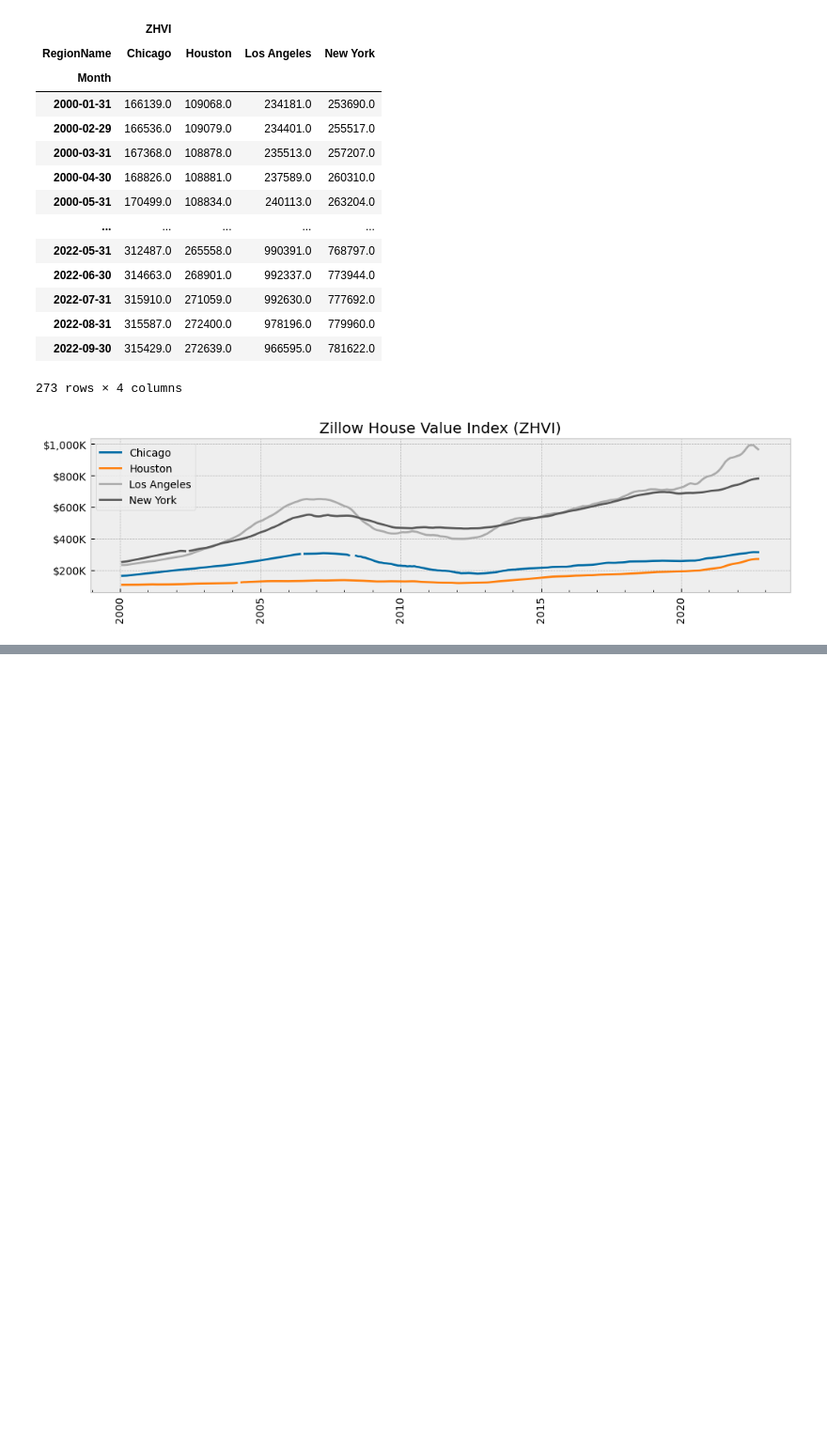
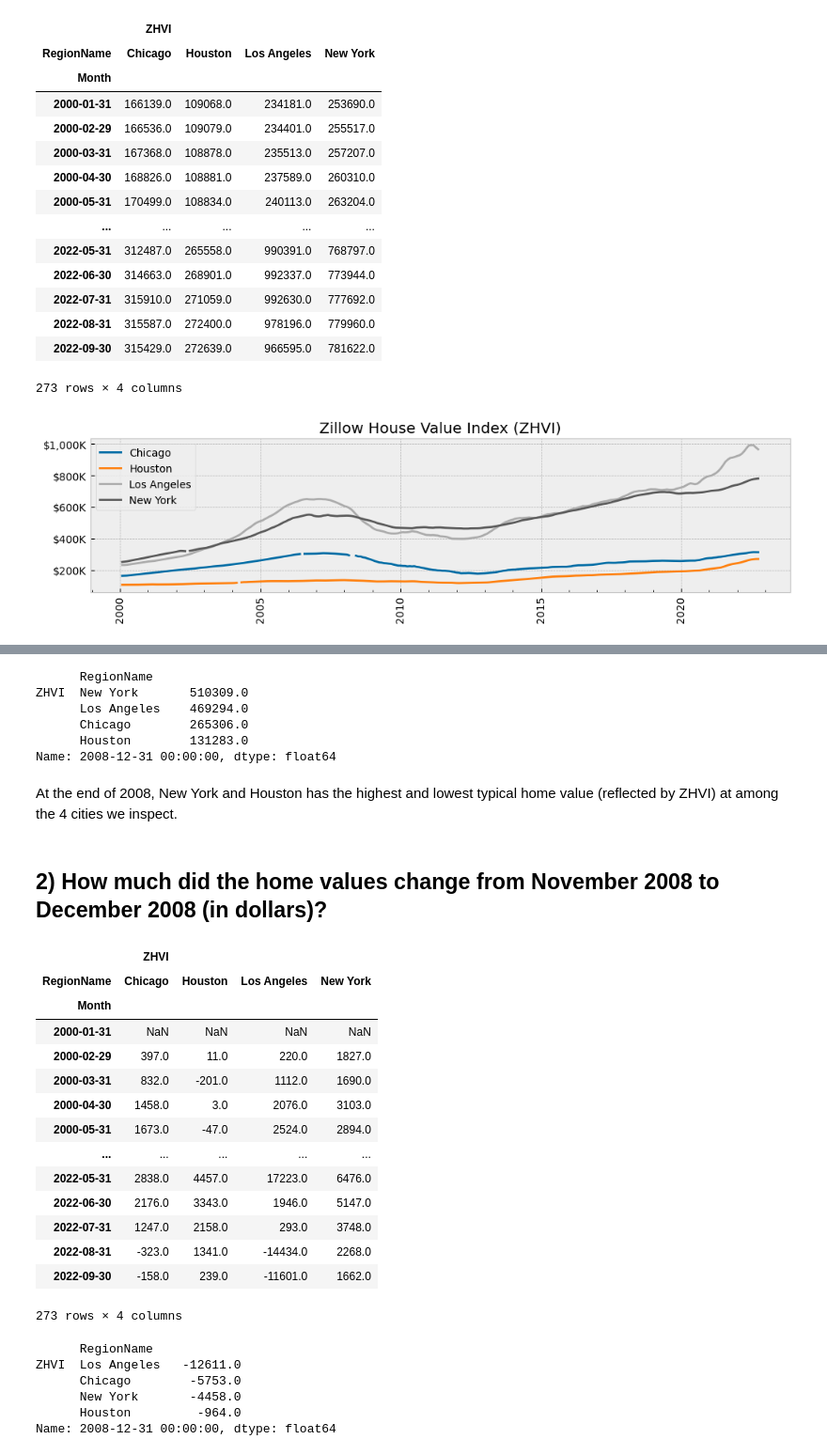
Before and after one commit to hawkeyedatatsai/Time-Series-Analysis, a Jupyter notebook: Assignments/ Zillow House Value Index.ipynb, the cells around one changed output, grey strips where cells are left out. Shown at 94% size. Saved outputs shown, nothing was run; the diff lists cells and outputs as text; code cells hidden in the pictures; blank space fills up the shorter version.

Commit message:
Update  Zillow House Value Index.ipynb

```diff
--- a/Assignments/ Zillow House Value Index.ipynb
+++ b/Assignments/ Zillow House Value Index.ipynb
@@ -200,0 +219,44 @@ fig.savefig(f'{FOLDER}/ZHVI-monthly.png',bbox_inches='tight')
+# %%
+# slice data and sort
+unstacked.loc[pd.IndexSlice['2008-12-31']].sort_values(ascending=False)
+# %% [output]
+      RegionName
+ZHVI  New York       510309.0
+      Los Angeles    469294.0
+      Chicago        265306.0
+      Houston        131283.0
+Name: 2008-12-31 00:00:00, dtype: float64
+# %% [markdown]
+At the end of 2008, New York and Houston has the highest and lowest typical home value (reflected by ZHVI) at  among the 4 cities we inspect.
+# %% [markdown]
+## 2) How much did the home values change from November 2008 to December 2008 (in dollars)?
+# %%
+# calculate home values change
+unstacked_diff = unstacked.diff()
+unstacked_diff
+# %% [output]
+|  | ZHVI |  |  |  |
+| RegionName | Chicago | Houston | Los Angeles | New York |
+| Month |  |  |  |  |
+| 2000-01-31 | NaN | NaN | NaN | NaN |
+| 2000-02-29 | 397.0 | 11.0 | 220.0 | 1827.0 |
+| 2000-03-31 | 832.0 | -201.0 | 1112.0 | 1690.0 |
+| 2000-04-30 | 1458.0 | 3.0 | 2076.0 | 3103.0 |
+| 2000-05-31 | 1673.0 | -47.0 | 2524.0 | 2894.0 |
+| ... | ... | ... | ... | ... |
+| 2022-05-31 | 2838.0 | 4457.0 | 17223.0 | 6476.0 |
+| 2022-06-30 | 2176.0 | 3343.0 | 1946.0 | 5147.0 |
+| 2022-07-31 | 1247.0 | 2158.0 | 293.0 | 3748.0 |
+| 2022-08-31 | -323.0 | 1341.0 | -14434.0 | 2268.0 |
+| 2022-09-30 | -158.0 | 239.0 | -11601.0 | 1662.0 |
+273 rows × 4 columns
+# %%
+# check the change from Nov to Dec, 2008
+unstacked_diff.loc[pd.IndexSlice['2008-12-31']].sort_values(ascending=True)
+# %% [output]
+      RegionName
+ZHVI  Los Angeles   -12611.0
+      Chicago        -5753.0
+      New York       -4458.0
+      Houston         -964.0
+Name: 2008-12-31 00:00:00, dtype: float64
```
Also changed, not shown: parts of 4 cells of this notebook.
